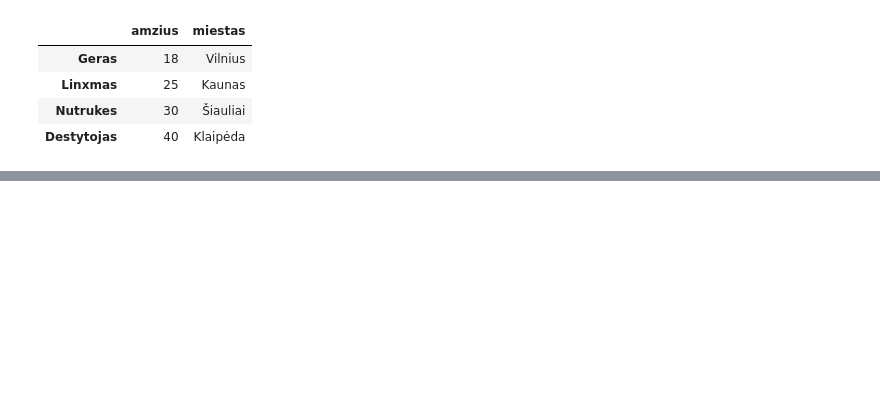
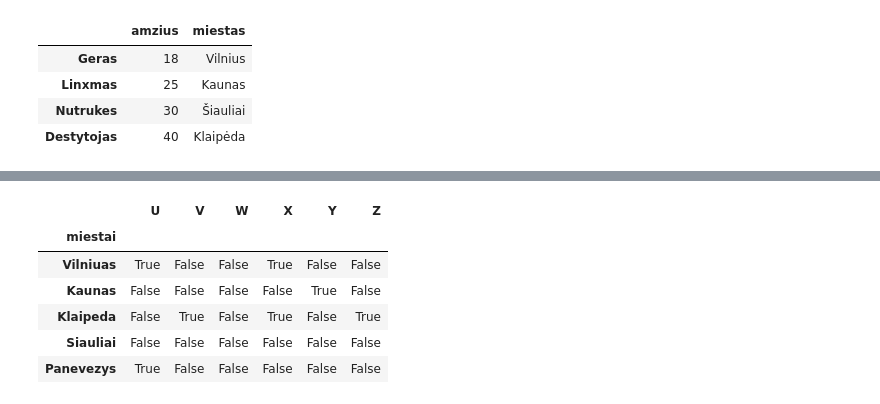
Before and after one commit to infohata/course-python-basic, a Jupyter notebook: PTU16_live/da_pandas.ipynb, the cells around one changed output, grey strips where cells are left out. Cells and saved outputs as stored; diff of their text form; code cells hidden in the pictures; blank space fills up the shorter version.

```diff
--- a/PTU16_live/da_pandas.ipynb
+++ b/PTU16_live/da_pandas.ipynb
@@ -251,0 +276,10 @@ NameError: name 'pd' is not defined
+# %%
+dideli.isnull()
+# %% [output]
+|  | U | V | W | X | Y | Z |
+| miestai |  |  |  |  |  |  |
+| Vilniuas | True | False | False | True | False | False |
+| Kaunas | False | False | False | False | True | False |
+| Klaipeda | False | True | False | True | False | True |
+| Siauliai | False | False | False | False | False | False |
+| Panevezys | True | False | False | False | False | False |
```
Also changed, not shown: parts of 33 cells of this notebook.
